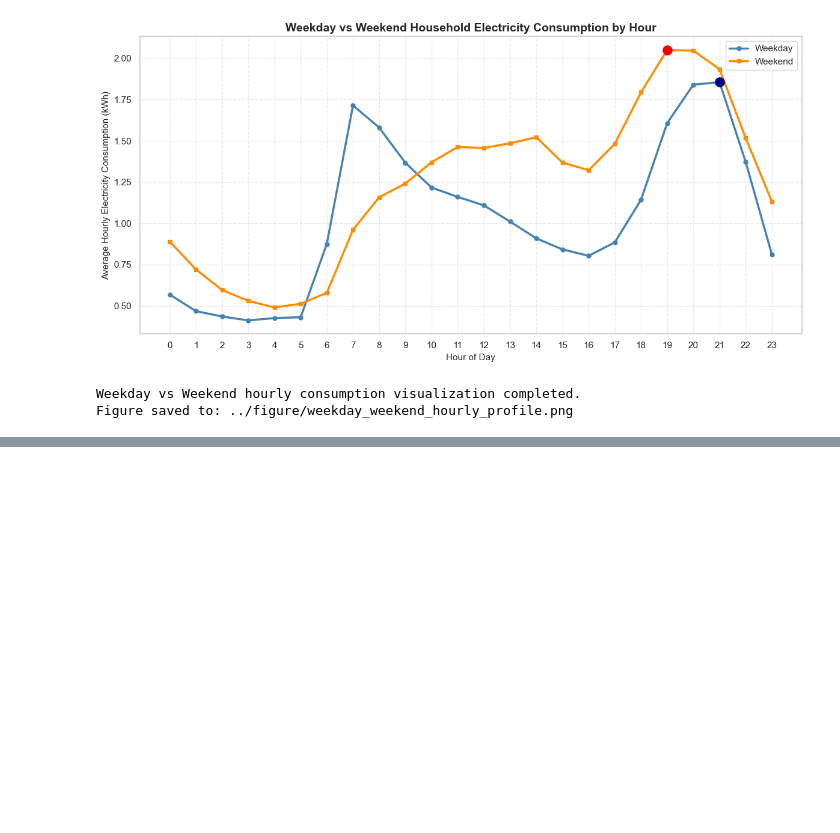
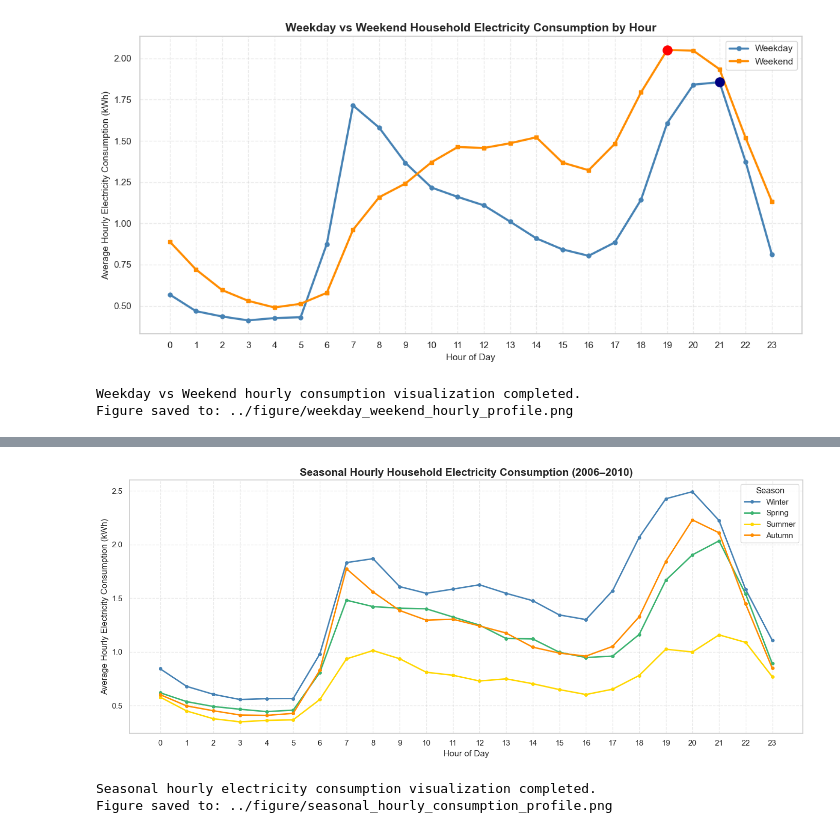
Before and after one commit to damisar/Household_Electricity_Consumption_Analysis_and_Forecasting, a Jupyter notebook: notebook/Household_Electricity_Consumption_Analysis_and_Forecasting.ipynb, the cells around one changed output, grey strips where cells are left out. Drawn from its saved outputs; the diff is of its cells as text; code cells hidden in the pictures; blank space fills up the shorter version.

Commit message:
Complete hourly and seasonal electricity consumption analysis

```diff
--- a/notebook/Household_Electricity_Consumption_Analysis_and_Forecasting.ipynb
+++ b/notebook/Household_Electricity_Consumption_Analysis_and_Forecasting.ipynb
@@ -2332,0 +2444,61 @@ Figure saved to: ../figure/weekday_weekend_hourly_profile.png
+# %%
+# Section 5.3.2 - Seasonal Hourly Electricity Consumption Visualization
+
+import matplotlib.pyplot as plt
+
+# Define consistent seasonal colors
+season_colors = {
+    "Winter": "steelblue",
+    "Spring": "mediumseagreen",
+    "Summer": "gold",
+    "Autumn": "darkorange"
+}
+
+plt.figure(figsize=(14, 6))
+
+# Plot each seasonal hourly consumption profile
+for season in ["Winter", "Spring", "Summer", "Autumn"]:
+
+    plt.plot(
+        seasonal_hourly_profile.index,
+        seasonal_hourly_profile[season],
+        marker="o",
+        linewidth=2,
+        markersize=4,
+        color=season_colors[season],
+        label=season
+    )
+
+# Chart formatting
+plt.title(
+    "Seasonal Hourly Household Electricity Consumption (2006–2010)",
+    fontsize=15,
+    fontweight="bold"
+)
+
+plt.xlabel("Hour of Day", fontsize=12)
+plt.ylabel("Average Hourly Electricity Consumption (kWh)", fontsize=12)
+
+plt.xticks(range(24))
+plt.grid(True, linestyle="--", alpha=0.4)
+plt.legend(title="Season")
+plt.tight_layout()
+
+# Save figure
+plt.savefig(
+    "../figure/seasonal_hourly_consumption_profile.png",
+    dpi=300,
+    bbox_inches="tight"
+)
+
+plt.show()
+
+print("Seasonal hourly electricity consumption visualization completed.")
+print(
+    "Figure saved to: "
+    "../figure/seasonal_hourly_consumption_profile.png"
+)
+# %% [output]
+[figure, added]
+Seasonal hourly electricity consumption visualization completed.
+Figure saved to: ../figure/seasonal_hourly_consumption_profile.png
```
Also changed, not shown: parts of 4 cells of this notebook, 1 other file.
